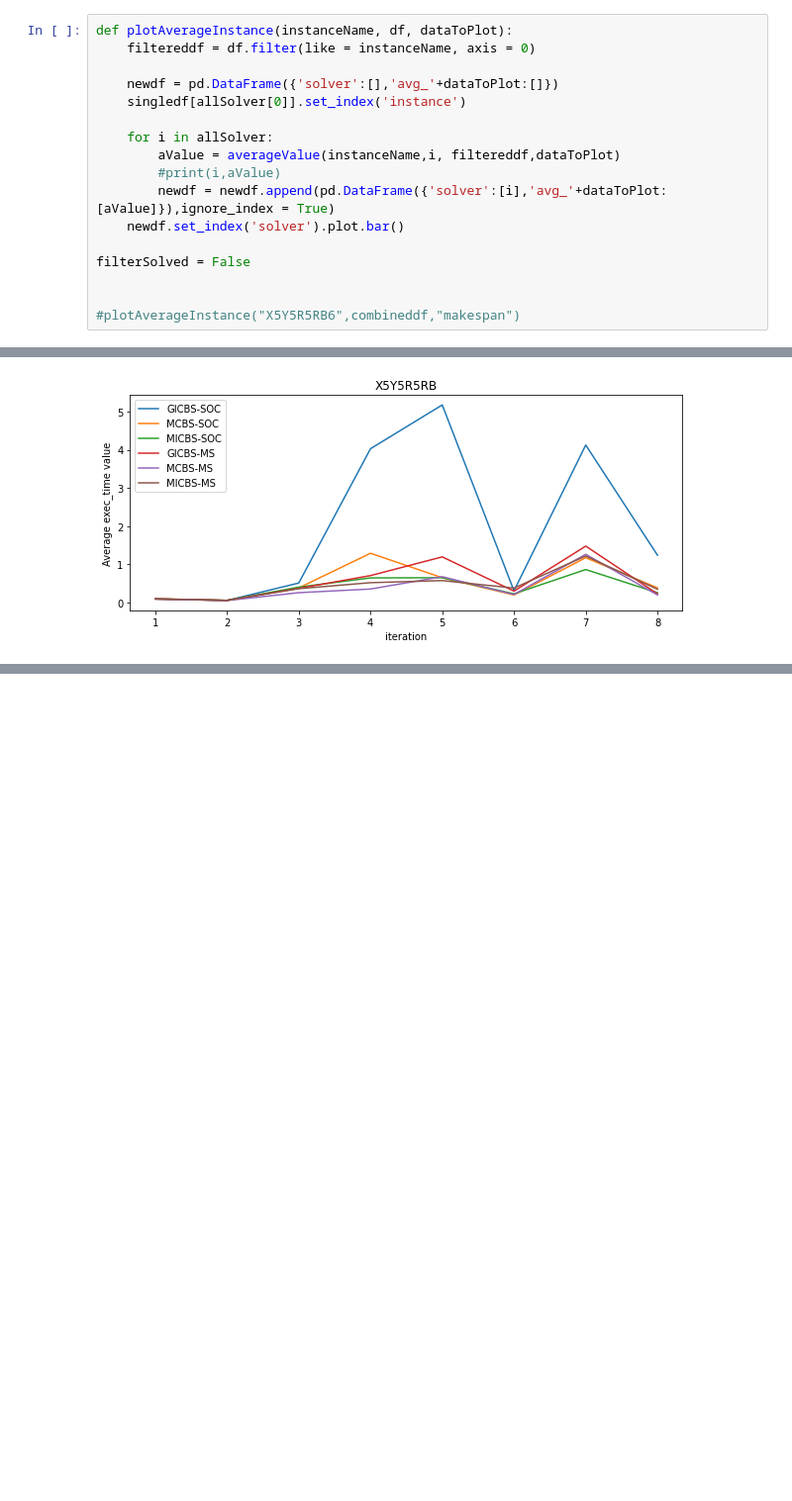
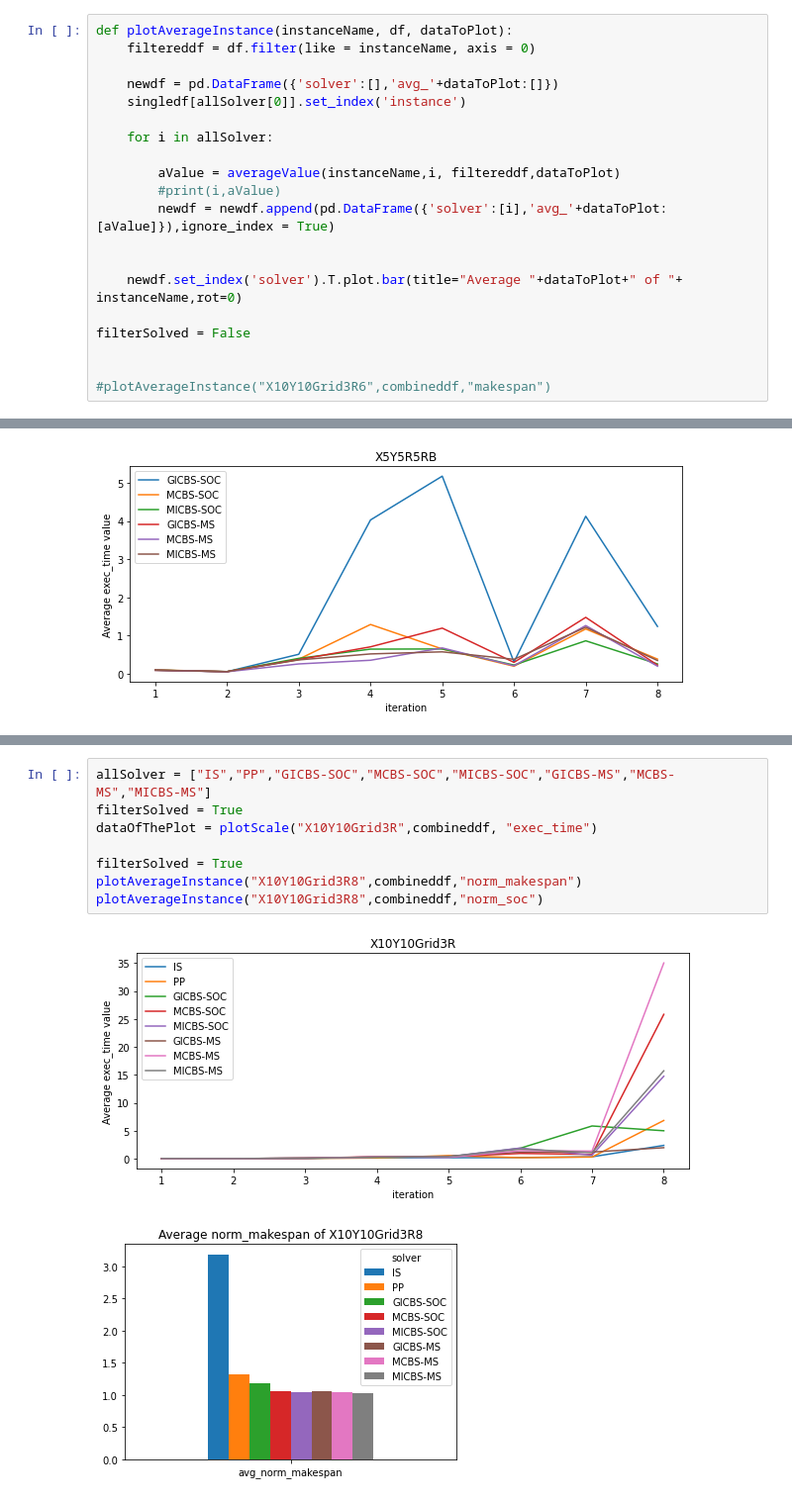
Before and after one commit to PaulRaatschen/Plan-Merging-Project-Sauerbrei-Raatschen, a Jupyter notebook: solvers/benchmark-data/Benchmark-Notebook.ipynb, the cells around one changed output, grey strips where cells are left out. Shown at 99% size. Cells and saved outputs as stored; diff of their text form; blank space fills up the shorter version.

```diff
--- a/solvers/benchmark-data/Benchmark-Notebook.ipynb
+++ b/solvers/benchmark-data/Benchmark-Notebook.ipynb
@@ -137,15 +140,18 @@ def plotAverageInstance(instanceName, df, dataToPlot):
     singledf[allSolver[0]].set_index('instance')
 
     for i in allSolver:
+
         aValue = averageValue(instanceName,i, filtereddf,dataToPlot)
         #print(i,aValue)
         newdf = newdf.append(pd.DataFrame({'solver':[i],'avg_'+dataToPlot:[aValue]}),ignore_index = True)
-    newdf.set_index('solver').plot.bar()
+
+
+    newdf.set_index('solver').T.plot.bar(title="Average "+dataToPlot+" of "+ instanceName,rot=0)
 
 filterSolved = False
 
 
-#plotAverageInstance("X5Y5R5RB6",combineddf,"makespan")
+#plotAverageInstance("X10Y10Grid3R6",combineddf,"makespan")
 # %% [markdown]
 ### Plotting data
 # %%
@@ -182,0 +192,11 @@ dataOfThePlot = plotScale("X5Y5R5RB",combineddf, "exec_time")
+# %%
+allSolver = ["IS","PP","GICBS-SOC","MCBS-SOC","MICBS-SOC","GICBS-MS","MCBS-MS","MICBS-MS"]
+filterSolved = True
+dataOfThePlot = plotScale("X10Y10Grid3R",combineddf, "exec_time")
+
+filterSolved = True
+plotAverageInstance("X10Y10Grid3R8",combineddf,"norm_makespan")
+plotAverageInstance("X10Y10Grid3R8",combineddf,"norm_soc")
+# %% [output]
+[figure, added]
+[figure, added]
```
Also changed, not shown: parts of 5 cells of this notebook, 28 other files.
